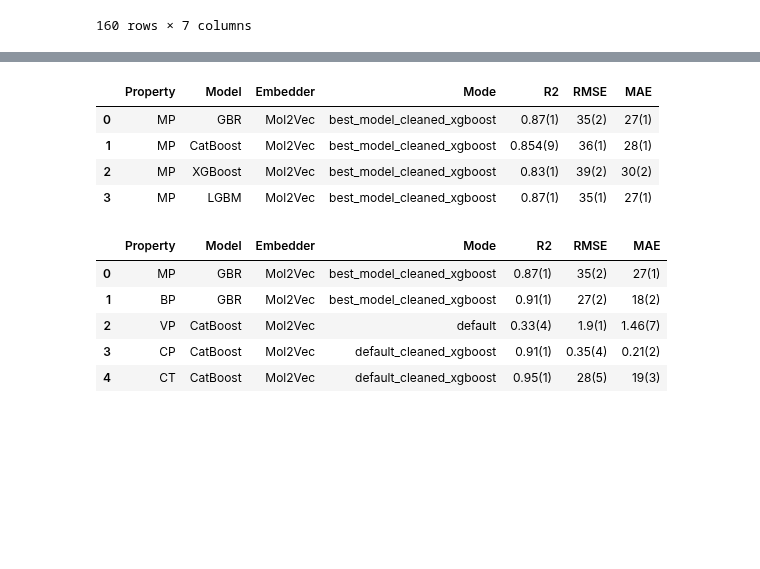
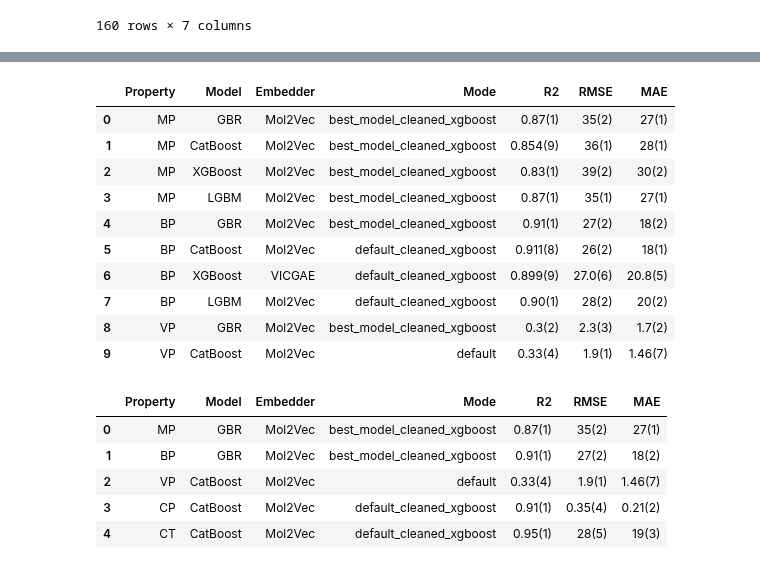
Before and after one commit to aravindhnivas/cxml_py, a Jupyter notebook: notebooks/analysis.ipynb, the cells around one changed output, grey strips where cells are left out. Cells and saved outputs as stored; diff of their text form; code cells hidden in the pictures; blank space fills up the shorter version.

```diff
--- a/notebooks/analysis.ipynb
+++ b/notebooks/analysis.ipynb
@@ -331,11 +320,17 @@ best_metrics_df_overall
-# %%
-best_metrics_df_overall.iloc[0:4]
-# %% [output]
-|  | Property | Model | Embedder | Mode | R2 | RMSE | MAE |
-| 0 | MP | GBR | Mol2Vec | best_model_cleaned_xgboost | 0.87(1) | 35(2) | 27(1) |
-| 1 | MP | CatBoost | Mol2Vec | best_model_cleaned_xgboost | 0.854(9) | 36(1) | 28(1) |
-| 2 | MP | XGBoost | Mol2Vec | best_model_cleaned_xgboost | 0.83(1) | 39(2) | 30(2) |
-| 3 | MP | LGBM | Mol2Vec | best_model_cleaned_xgboost | 0.87(1) | 35(1) | 27(1) |
+# %%
+best_metrics_df_overall.head(10)
+# %% [output]
+|  | Property | Model | Embedder | Mode | R2 | RMSE | MAE |
+| 0 | MP | GBR | Mol2Vec | best_model_cleaned_xgboost | 0.87(1) | 35(2) | 27(1) |
+| 1 | MP | CatBoost | Mol2Vec | best_model_cleaned_xgboost | 0.854(9) | 36(1) | 28(1) |
+| 2 | MP | XGBoost | Mol2Vec | best_model_cleaned_xgboost | 0.83(1) | 39(2) | 30(2) |
+| 3 | MP | LGBM | Mol2Vec | best_model_cleaned_xgboost | 0.87(1) | 35(1) | 27(1) |
+| 4 | BP | GBR | Mol2Vec | best_model_cleaned_xgboost | 0.91(1) | 27(2) | 18(2) |
+| 5 | BP | CatBoost | Mol2Vec | default_cleaned_xgboost | 0.911(8) | 26(2) | 18(1) |
+| 6 | BP | XGBoost | VICGAE | default_cleaned_xgboost | 0.899(9) | 27.0(6) | 20.8(5) |
+| 7 | BP | LGBM | Mol2Vec | default_cleaned_xgboost | 0.90(1) | 28(2) | 20(2) |
+| 8 | VP | GBR | Mol2Vec | best_model_cleaned_xgboost | 0.3(2) | 2.3(3) | 1.7(2) |
+| 9 | VP | CatBoost | Mol2Vec | default | 0.33(4) | 1.9(1) | 1.46(7) |
 # %%
 get_best_metrics(
     best_metrics_df_overall,
```
Also changed, not shown: parts of 3 cells of this notebook.
